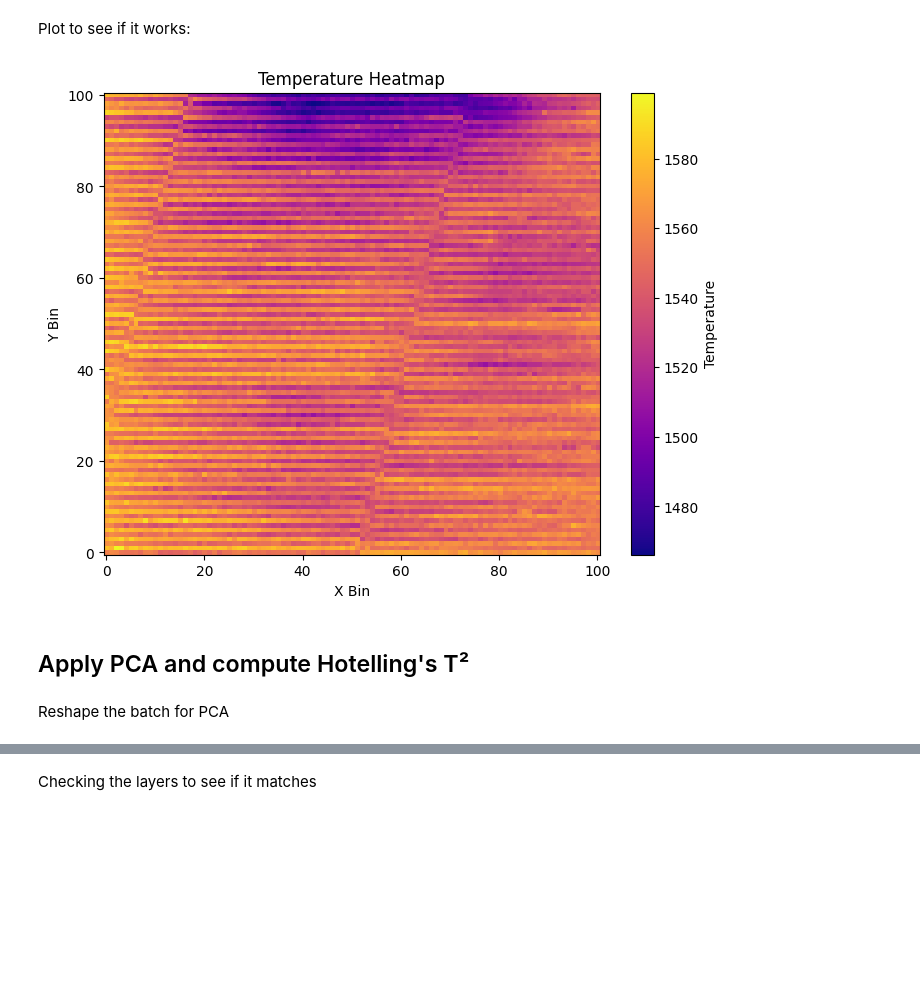
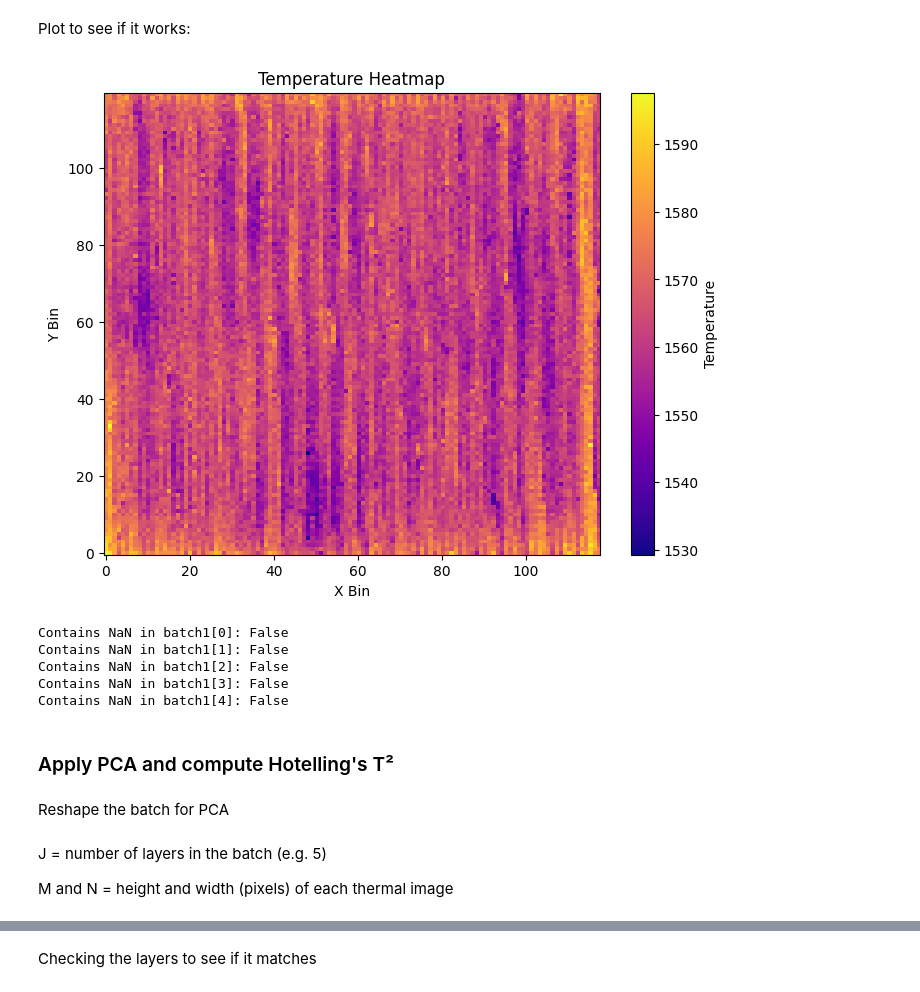
Before and after one commit to Cimap-dev/qda-project, a Jupyter notebook: kmeans.ipynb, the cells around one changed output, grey strips where cells are left out. Cells and saved outputs as stored; diff of their text form; code cells hidden in the pictures; blank space fills up the shorter version.

```diff
--- a/kmeans.ipynb
+++ b/kmeans.ipynb
@@ -46,6 +48,8 @@ def generate_temperature_matrices_v1(df, layer_ids, x_range, y_range, digits_rou
 digits_round = 1
 x_range = (27, 37)
 y_range = (-66, -56)
+x_range = (26.292, 38.089)
+y_range = (-66.633, -54.62)
 batch1_id = [224, 225, 226, 227, 228]
 batch1 = generate_temperature_matrices_v1(df, batch1_id, x_range, y_range, digits_round)
 # %% [output]
@@ -63,18 +67,31 @@ See the caveats in the documentation: https://pandas.pydata.org/pandas-docs/stab
 Plot to see if it works:
 # %%
 plt.figure(figsize=(8, 6))
-plt.imshow(batch1[4], origin='lower', cmap='plasma', aspect='auto')
+plt.imshow(batch1[0], origin='lower', cmap='plasma', aspect='auto')
 plt.colorbar(label='Temperature')
 plt.title('Temperature Heatmap')
 plt.xlabel('X Bin')
 plt.ylabel('Y Bin')
 plt.show()
+
+for i in range(0, 5):
+    has_nan = np.isnan(batch1[i]).any()
+    print(f"Contains NaN in batch1[{i}]: {has_nan}")
 # %% [output]
-[figure, old version]
+[figure, new version]
+Contains NaN in batch1[0]: False
+Contains NaN in batch1[1]: False
+Contains NaN in batch1[2]: False
+Contains NaN in batch1[3]: False
+Contains NaN in batch1[4]: False
 # %% [markdown]
-## Apply PCA and compute Hotelling's T²
+### Apply PCA and compute Hotelling's T²
 # %% [markdown]
 Reshape the batch for PCA
+# %% [markdown]
+J = number of layers in the batch (e.g. 5)
+
+M and N = height and width (pixels) of each thermal image
 # %%
 J, M, N = batch1.shape
 p = M * N
```
Also changed, not shown: parts of 22 cells of this notebook.
